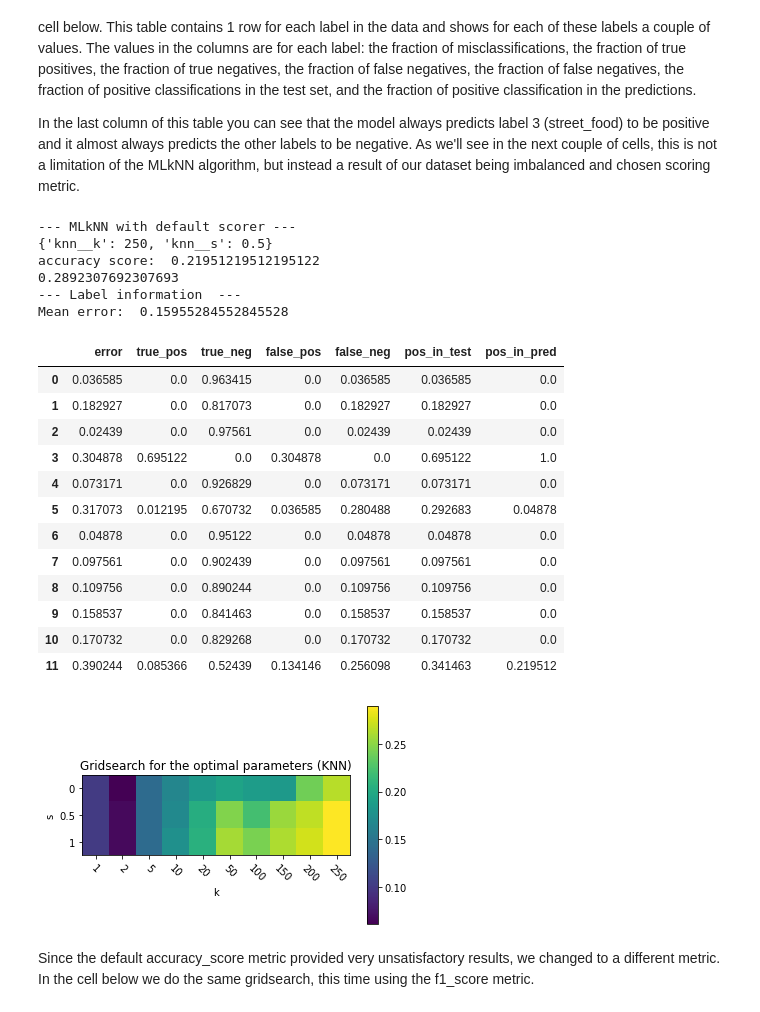
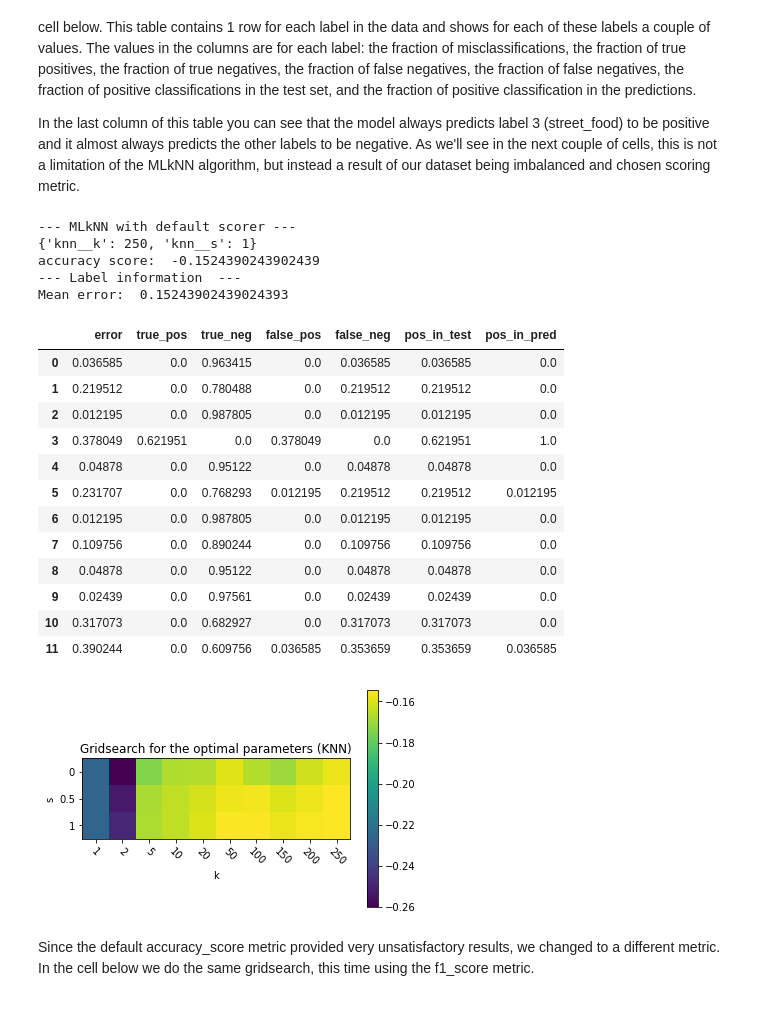
Before and after one commit to OlivierDelattre/SFoML_project, a Jupyter notebook: project.ipynb, the cells around one changed output. Drawn from its saved outputs; the diff is of its cells as text; code cells hidden in the pictures.

```diff
--- a/project.ipynb
+++ b/project.ipynb
@@ -1294,10 +1286,10 @@ preprocessor = ColumnTransformer(
     remainder='passthrough'
     )
 
-X_trans = preprocessor.fit_transform(X, Y)
+X_trans = pd.DataFrame(preprocessor.fit_transform(X, Y))
 Y_trans = Y
-X_train, X_test, Y_train, Y_test = train_test_split(X_trans, Y_trans, test_size=0.2, random_state=3)
+X_train, X_test, Y_train, Y_test = train_test_split(X_trans, Y_trans, test_size=0.2, random_state=3, shuffle=False)
 X_train = pd.DataFrame(X_train)
 Y_train = pd.DataFrame(Y_train)
-print(X_train.head())
+#print(X_train.head())
 # %% [output]
@@ -1400,6 +1363,19 @@ def analyse_results(Y_pred, Y_test):
         columns=['error', 'true_pos', 'true_neg', 'false_pos', 'false_neg', 'pos_in_test', 'pos_in_pred'])
     return results_df
 
+def plot_gs(gs_results, p1, p2, title, ax):
+    p1s, p2s = gs_results.param_grid[p1], gs_results.param_grid[p2]
+    im = ax.imshow(np.transpose(gs_results.cv_results_["mean_test_score"].reshape(len(p1s), len(p2s))))
+    fig.colorbar(im)
+    ax.set_xlabel(p1)
+    ax.set_xticks(range(len(p1s)))
+    ax.set_xticklabels(p1s, rotation=-45)
+    ax.set_ylabel(p2)
+    ax.set_yticks(range(len(p2s)))
+    ax.set_yticklabels(p2s)
+    ax.set_title(title)
+    return ax
+
 f1_scorer = make_scorer(skl.metrics.f1_score, average='weighted', zero_division=0)
 hamming_loss_scorer = make_scorer(skl.metrics.hamming_loss, greater_is_better=False)
 #accuracy = skl.metrics.hamming_loss(pd.DataFrame(np.array(test_data_y)), pd.DataFrame(synthetic_data_y_pred))
@@ -1426,7 +1404,7 @@ knn_gs = \
         {
             'knn__k': [1, 2, 5, 10, 20, 50, 100, 150, 200, 250],
             'knn__s': [0, 0.5, 1],
-        },
+        }, scoring=hamming_loss_scorer
         )
 
 knn_gs_result = knn_gs.fit(X_train, np.array(Y_train))
@@ -1436,52 +1414,42 @@ One of the issues that occurs when we use this scoring metric is that our model
 In the last column of this table you can see that the model always predicts label 3 (street_food) to be positive and it almost always predicts the other labels to be negative. As we'll see in the next couple of cells, this is not a limitation of the MLkNN algorithm, but instead a result of our dataset being imbalanced and chosen scoring metric.
 # %%
 fig, ax = plt.subplots(1, 1)
-print("--- MLkNN with default scorer ---")
+print("--- MLkNN with hamming_loss scorer ---")
 print(knn_gs_result.best_params_)
 
 # --- Plot grid search results ---
-k, s = knn_gs_result.param_grid["knn__k"], knn_gs_result.param_grid["knn__s"]
-im = ax.imshow(np.transpose(knn_gs_result.cv_results_["mean_test_score"].reshape(len(k), len(s))))
-fig.colorbar(im)
-ax.set_xlabel("k")
-ax.set_xticks(range(len(k)))
-ax.set_xticklabels(k, rotation=-45)
-ax.set_ylabel("s")
-ax.set_yticks(range(len(s)))
-ax.set_yticklabels(s)
-ax.set_title("Gridsearch for the optimal parameters (KNN)")
+plot_gs(knn_gs_result, 'knn__k', 'knn__s', "Gridsearch for the optimal parameters (KNN)", ax)
 
 # --- Evaluate ---
 #knn_pipe.fit(np.array(X_train), np.array(Y_train))
 Y_pred = knn_gs.best_estimator_.predict(X_test).toarray()
 
-print("accuracy score: ", knn_gs_result.best_estimator_.score(X_test, Y_test))
+print("hamming loss score: ", hamming_loss_scorer(knn_gs_result.best_estimator_, X_test, Y_test))
 
 print("--- Label information  ---")
 results = analyse_results(pd.DataFrame(np.array(Y_pred)), pd.DataFrame(np.array(Y_test)))
 print("Mean error: ", np.mean(results["error"]))
 results
 # %% [output]
 --- MLkNN with default scorer ---
-{'knn__k': 250, 'knn__s': 0.5}
-accuracy score:  0.21951219512195122
-0.2892307692307693
+{'knn__k': 250, 'knn__s': 1}
+accuracy score:  -0.1524390243902439
 --- Label information  ---
-Mean error:  0.15955284552845528
+Mean error:  0.15243902439024393
 |  | error | true_pos | true_neg | false_pos | false_neg | pos_in_test | pos_in_pred |
 | 0 | 0.036585 | 0.0 | 0.963415 | 0.0 | 0.036585 | 0.036585 | 0.0 |
-| 1 | 0.182927 | 0.0 | 0.817073 | 0.0 | 0.182927 | 0.182927 | 0.0 |
-| 2 | 0.02439 | 0.0 | 0.97561 | 0.0 | 0.02439 | 0.02439 | 0.0 |
-| 3 | 0.304878 | 0.695122 | 0.0 | 0.304878 | 0.0 | 0.695122 | 1.0 |
-| 4 | 0.073171 | 0.0 | 0.926829 | 0.0 | 0.073171 | 0.073171 | 0.0 |
-| 5 | 0.317073 | 0.012195 | 0.670732 | 0.036585 | 0.280488 | 0.292683 | 0.04878 |
-| 6 | 0.04878 | 0.0 | 0.95122 | 0.0 | 0.04878 | 0.04878 | 0.0 |
-| 7 | 0.097561 | 0.0 | 0.902439 | 0.0 | 0.097561 | 0.097561 | 0.0 |
-| 8 | 0.109756 | 0.0 | 0.890244 | 0.0 | 0.109756 | 0.109756 | 0.0 |
-| 9 | 0.158537 | 0.0 | 0.841463 | 0.0 | 0.158537 | 0.158537 | 0.0 |
-| 10 | 0.170732 | 0.0 | 0.829268 | 0.0 | 0.170732 | 0.170732 | 0.0 |
-| 11 | 0.390244 | 0.085366 | 0.52439 | 0.134146 | 0.256098 | 0.341463 | 0.219512 |
+| 1 | 0.219512 | 0.0 | 0.780488 | 0.0 | 0.219512 | 0.219512 | 0.0 |
+| 2 | 0.012195 | 0.0 | 0.987805 | 0.0 | 0.012195 | 0.012195 | 0.0 |
+| 3 | 0.378049 | 0.621951 | 0.0 | 0.378049 | 0.0 | 0.621951 | 1.0 |
+| 4 | 0.04878 | 0.0 | 0.95122 | 0.0 | 0.04878 | 0.04878 | 0.0 |
+| 5 | 0.231707 | 0.0 | 0.768293 | 0.012195 | 0.219512 | 0.219512 | 0.012195 |
+| 6 | 0.012195 | 0.0 | 0.987805 | 0.0 | 0.012195 | 0.012195 | 0.0 |
+| 7 | 0.109756 | 0.0 | 0.890244 | 0.0 | 0.109756 | 0.109756 | 0.0 |
+| 8 | 0.04878 | 0.0 | 0.95122 | 0.0 | 0.04878 | 0.04878 | 0.0 |
+| 9 | 0.02439 | 0.0 | 0.97561 | 0.0 | 0.02439 | 0.02439 | 0.0 |
+| 10 | 0.317073 | 0.0 | 0.682927 | 0.0 | 0.317073 | 0.317073 | 0.0 |
+| 11 | 0.390244 | 0.0 | 0.609756 | 0.036585 | 0.353659 | 0.353659 | 0.036585 |
-[figure, old version]
+[figure, new version]
 # %% [markdown]
 Since the default accuracy_score metric provided very unsatisfactory results, we changed to a different metric. In the cell below we do the same gridsearch, this time using the f1_score metric.
 # %%
```
Also changed, not shown: parts of 22 cells of this notebook.
